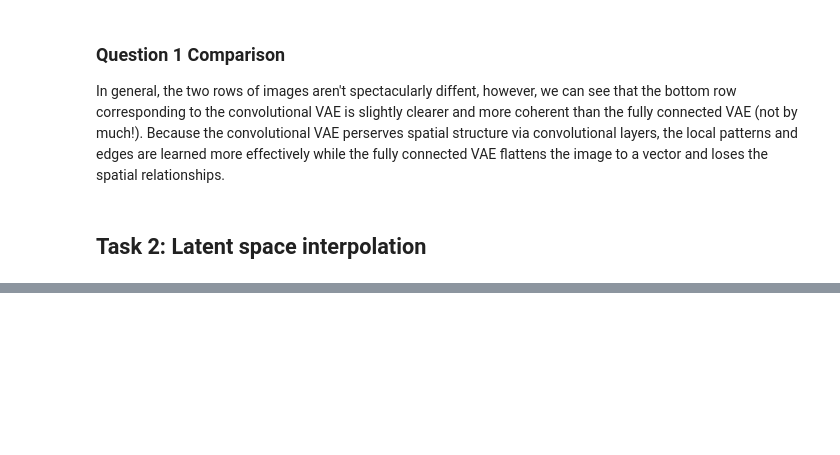
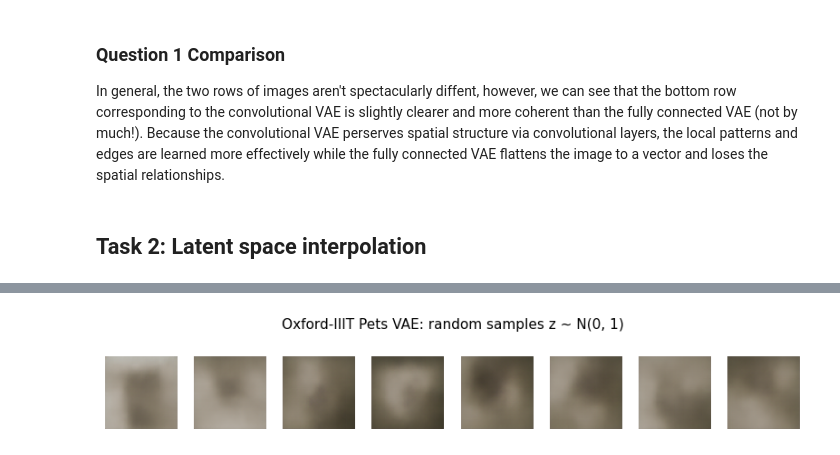
Before and after one commit to keiraSchoolcraft/CS552-VAEs, a Jupyter notebook: 031 - module3_variational_autoencoder.ipynb, the cells around one changed output, grey strips where cells are left out. Cells and saved outputs as stored; diff of their text form; code cells hidden in the pictures; blank space fills up the shorter version.

```diff
--- a/031 - module3_variational_autoencoder.ipynb
+++ b/031 - module3_variational_autoencoder.ipynb
@@ -289,0 +336,18 @@ plt.show()
+# %%
+# load Oxford-IIIT Pets
+pet_transform = transforms.Compose([
+    transforms.Resize((64, 64)),
+    transforms.ToTensor(),
+])
+
+pet_train = datasets.OxfordIIITPet('./data', split='trainval', target_types='category',
+                                       transform=pet_transform, download=True)
+pet_loader = torch.utils.data.DataLoader(pet_train, batch_size=64, shuffle=True)
+# %%
+# train ConvVAE on Oxford-IIIT Pets
+vae_pets = ConvVAE64(latent_dim=256, in_channels=3)
+optimizer_pets = optim.Adam(vae_pets.parameters(), lr=1e-3)
+
+print("Training ConvVAE64 on Oxford-IIIT Pets (KL annealing, 25 epochs)...")
+for epoch in range(1, 26):
+    train_with_annealing(vae_pets, pet_loader, optimizer_pets, epoch, total_epochs=25, anneal_epochs=10)
@@ -289,0 +372,16 @@ plt.show()
+# %%
+vae_pets.eval()
+n_samples = 8
+with torch.no_grad():
+    z = torch.randn(n_samples, 256)
+    gen = vae_pets.decode(z).cpu().permute(0, 2, 3, 1).clamp(0, 1).numpy()
+
+fig, axes = plt.subplots(1, n_samples, figsize=(n_samples, 1.4))
+for i in range(n_samples):
+    axes[i].imshow(gen[i])
+    axes[i].axis('off')
+plt.suptitle('Oxford-IIIT Pets VAE: random samples z ~ N(0, 1)', fontsize=11)
+plt.tight_layout()
+plt.show()
+# %% [output]
+[figure, added]
```
Also changed, not shown: parts of 14 cells of this notebook.
